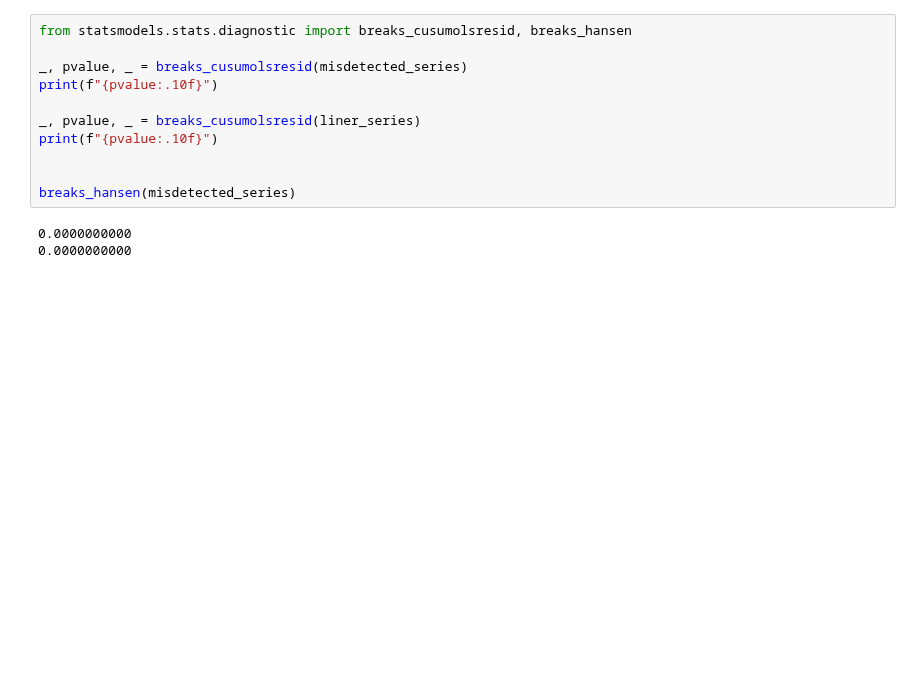
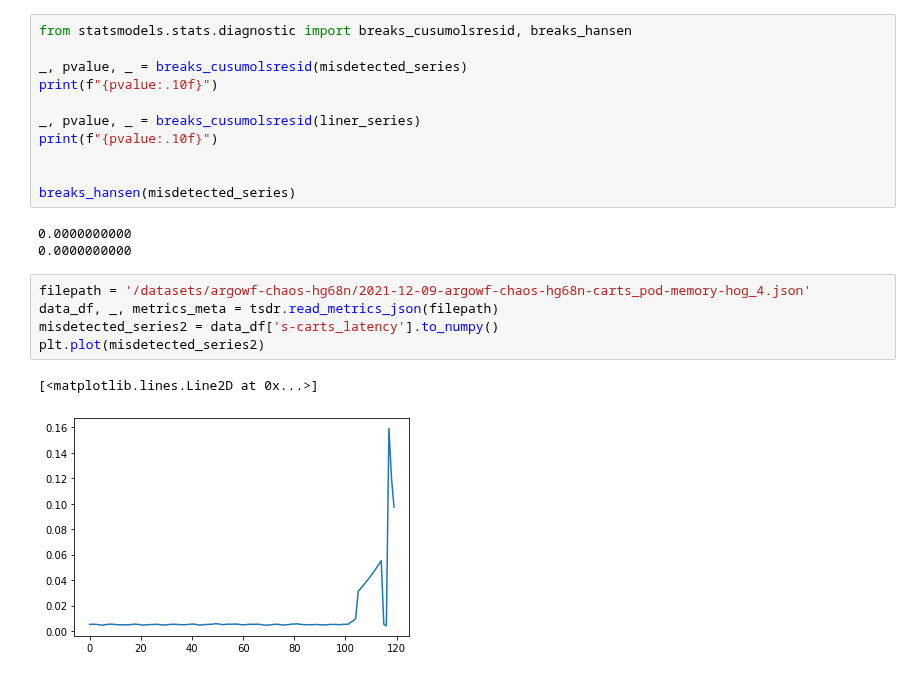
Before and after one commit to ai4sre/meltria-analyzer, a Jupyter notebook: notebooks/changepoint.ipynb, the cells around one changed output. Saved outputs shown, nothing was run; the diff lists cells and outputs as text; blank space fills up the shorter version.

```diff
--- a/notebooks/changepoint.ipynb
+++ b/notebooks/changepoint.ipynb
@@ -62,3 +62,11 @@ breaks_hansen(misdetected_series)
 # %% [output]
 0.0000000000
 0.0000000000
+# %%
+filepath = '/datasets/argowf-chaos-hg68n/2021-12-09-argowf-chaos-hg68n-carts_pod-memory-hog_4.json'
+data_df, _, metrics_meta = tsdr.read_metrics_json(filepath)
+misdetected_series2 = data_df['s-carts_latency'].to_numpy()
+plt.plot(misdetected_series2)
+# %% [output]
+[<matplotlib.lines.Line2D at 0x...>]
+[figure, added]
```
Also changed, not shown: parts of 4 cells of this notebook.
